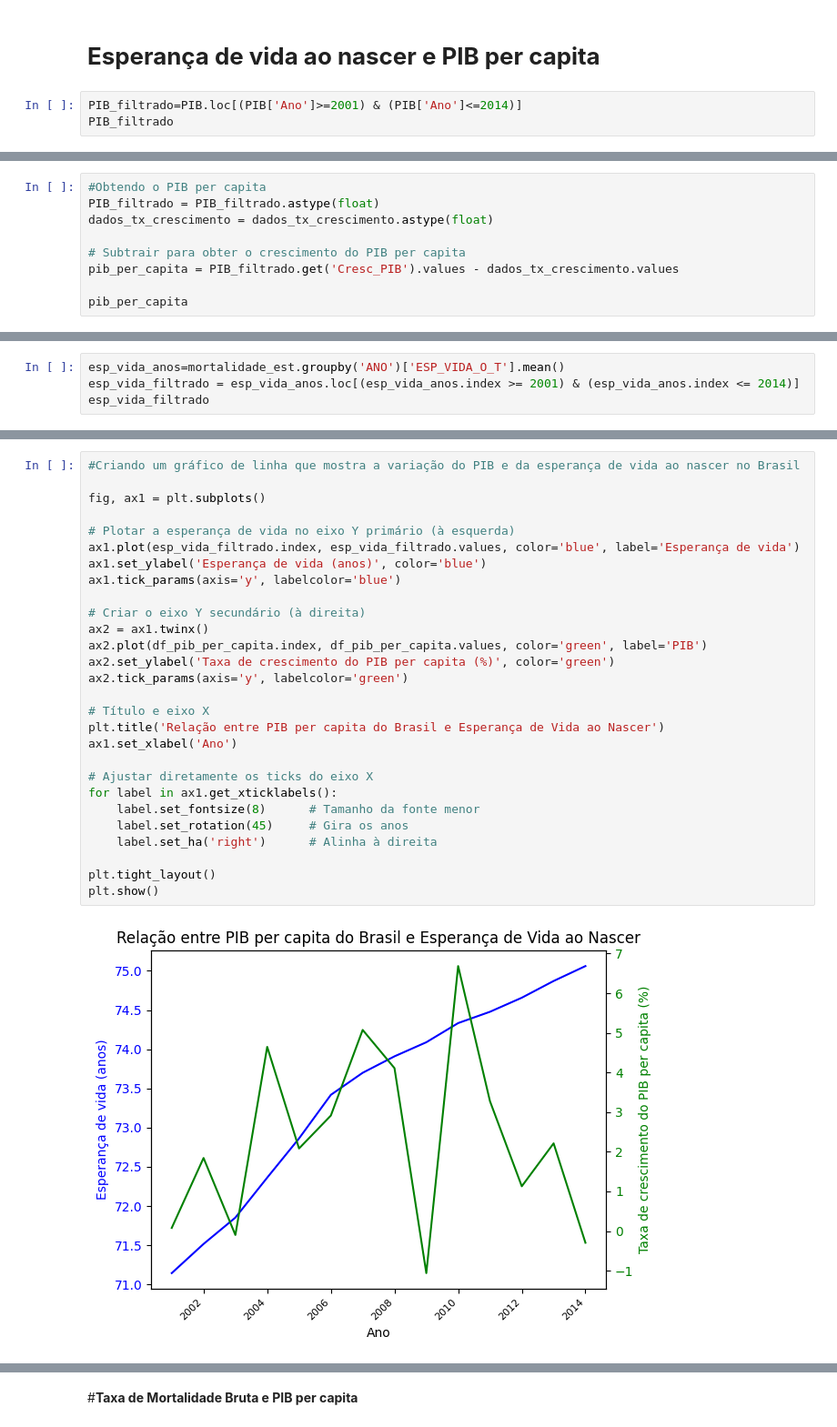
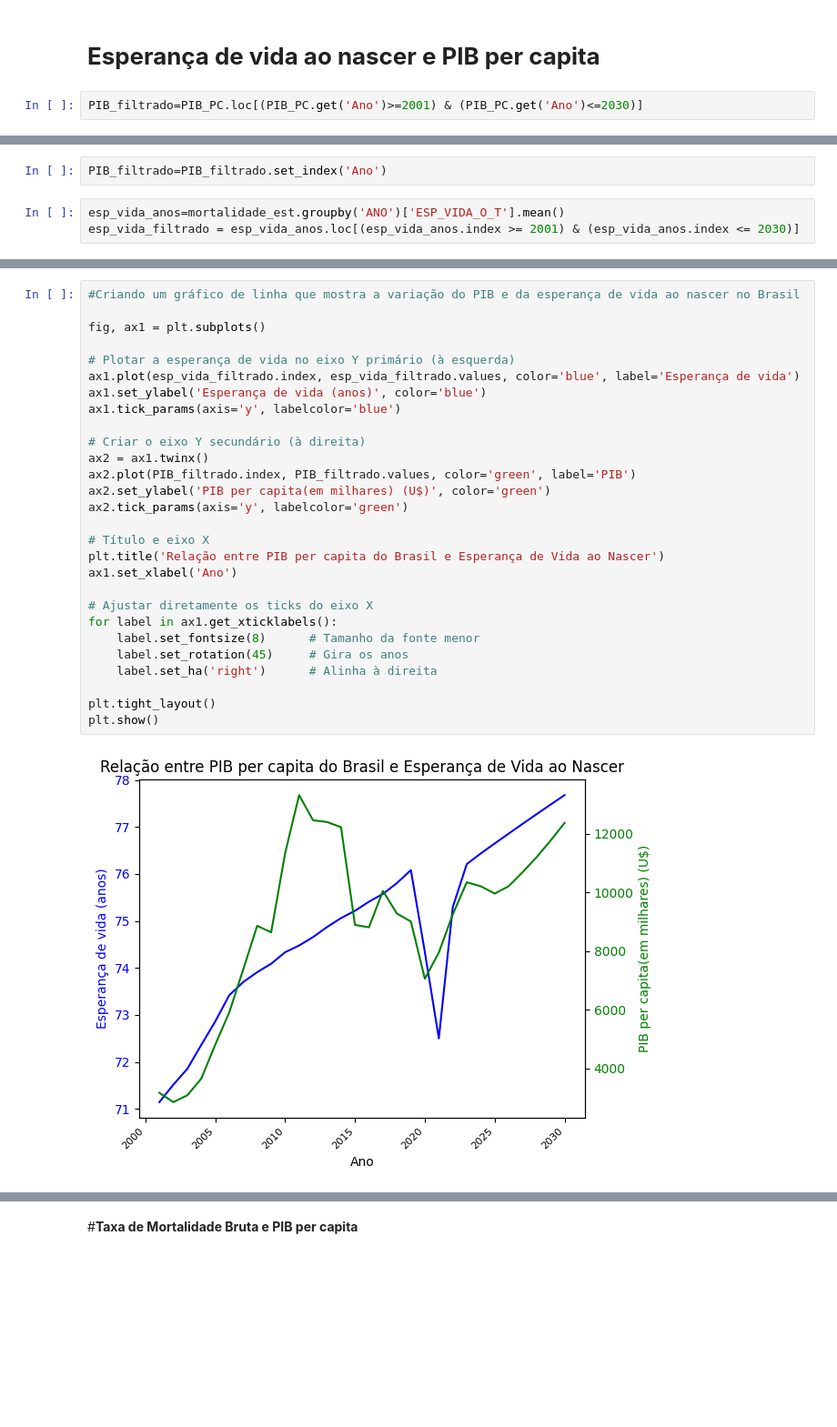
Before and after one commit to gabyxsantos/Economia, a Jupyter notebook: atualizandodf.ipynb, the cells around one changed output, grey strips where cells are left out. Shown at 91% size. Saved outputs shown, nothing was run; the diff lists cells and outputs as text; blank space fills up the shorter version.

```diff
--- a/atualizandodf.ipynb
+++ b/atualizandodf.ipynb
@@ -863,5 +864,4 @@ Além disso, famílias e governos tendem a investir em saúde não apenas por mo
 # %% [markdown]
 # **Esperança de vida ao nascer e PIB per capita**
 # %%
-PIB_filtrado=PIB.loc[(PIB['Ano']>=2001) & (PIB['Ano']<=2014)]
-PIB_filtrado
+PIB_filtrado=PIB_PC.loc[(PIB_PC.get('Ano')>=2001) & (PIB_PC.get('Ano')<=2030)]
@@ -901,9 +867,0 @@ dtype: object
-# %%
-#Obtendo o PIB per capita
-PIB_filtrado = PIB_filtrado.astype(float)
-dados_tx_crescimento = dados_tx_crescimento.astype(float)
-
-# Subtrair para obter o crescimento do PIB per capita
-pib_per_capita = PIB_filtrado.get('Cresc_PIB').values - dados_tx_crescimento.values
-
-pib_per_capita
@@ -935,4 +868,5 @@ df_pib_per_capita
+# %%
+PIB_filtrado=PIB_filtrado.set_index('Ano')
 # %%
 esp_vida_anos=mortalidade_est.groupby('ANO')['ESP_VIDA_O_T'].mean()
-esp_vida_filtrado = esp_vida_anos.loc[(esp_vida_anos.index >= 2001) & (esp_vida_anos.index <= 2014)]
-esp_vida_filtrado
+esp_vida_filtrado = esp_vida_anos.loc[(esp_vida_anos.index >= 2001) & (esp_vida_anos.index <= 2030)]
@@ -955,30 +873,30 @@ dtype: object
 # %%
 #Criando um gráfico de linha que mostra a variação do PIB e da esperança de vida ao nascer no Brasil
 
 fig, ax1 = plt.subplots()
 
 # Plotar a esperança de vida no eixo Y primário (à esquerda)
 ax1.plot(esp_vida_filtrado.index, esp_vida_filtrado.values, color='blue', label='Esperança de vida')
 ax1.set_ylabel('Esperança de vida (anos)', color='blue')
 ax1.tick_params(axis='y', labelcolor='blue')
 
 # Criar o eixo Y secundário (à direita)
 ax2 = ax1.twinx()
-ax2.plot(df_pib_per_capita.index, df_pib_per_capita.values, color='green', label='PIB')
-ax2.set_ylabel('Taxa de crescimento do PIB per capita (%)', color='green')
+ax2.plot(PIB_filtrado.index, PIB_filtrado.values, color='green', label='PIB')
+ax2.set_ylabel('PIB per capita(em milhares) (U$)', color='green')
 ax2.tick_params(axis='y', labelcolor='green')
 
 # Título e eixo X
 plt.title('Relação entre PIB per capita do Brasil e Esperança de Vida ao Nascer')
 ax1.set_xlabel('Ano')
 
 # Ajustar diretamente os ticks do eixo X
 for label in ax1.get_xticklabels():
     label.set_fontsize(8)      # Tamanho da fonte menor
     label.set_rotation(45)     # Gira os anos
     label.set_ha('right')      # Alinha à direita
 
 plt.tight_layout()
 plt.show()
 # %% [output]
-[figure, old version]
+[figure, new version]
```
Also changed, not shown: parts of 28 cells of this notebook.
